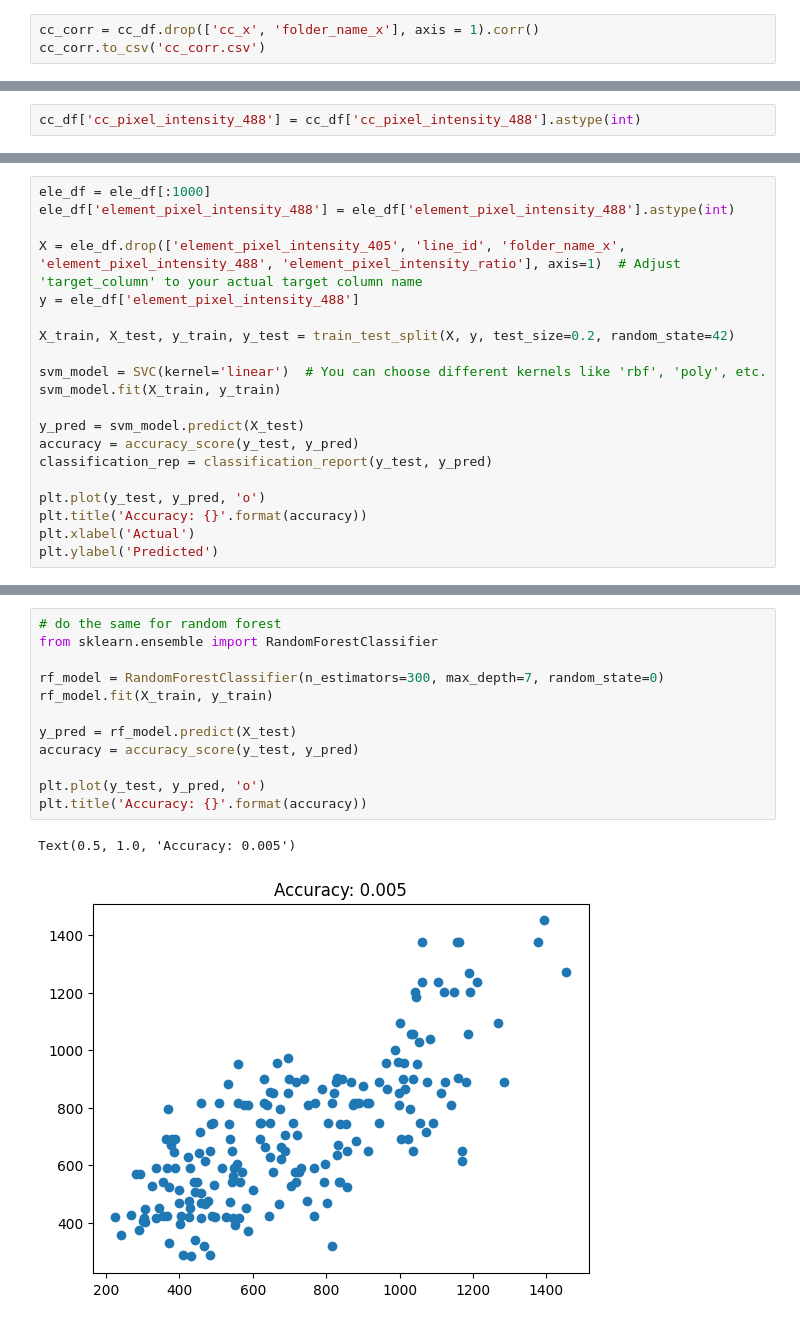
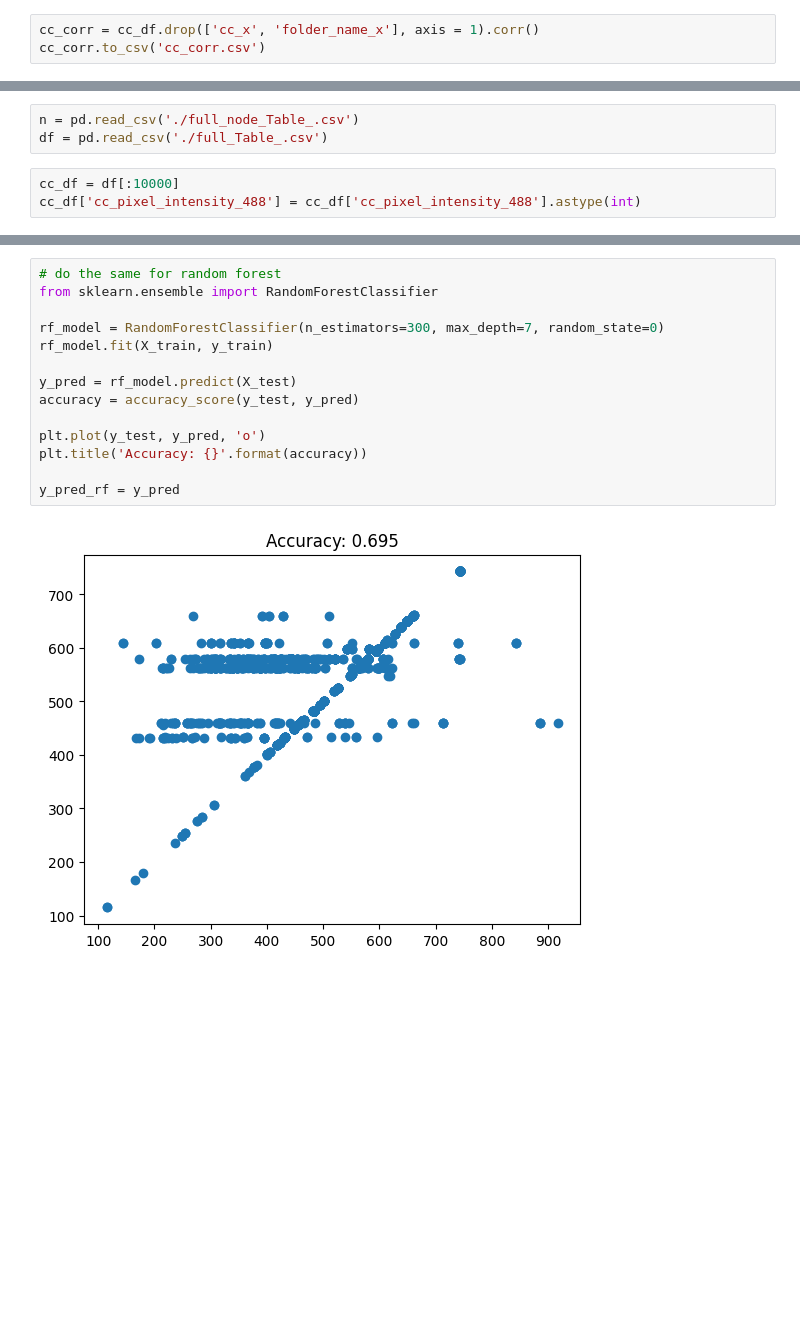
Before and after one commit to NotRithik/Mitochondrial-Function-Prediction, a Jupyter notebook: MLV0.ipynb, the cells around one changed output, grey strips where cells are left out. Saved outputs shown, nothing was run; the diff lists cells and outputs as text; blank space fills up the shorter version.

```diff
--- a/MLV0.ipynb
+++ b/MLV0.ipynb
@@ -200,2 +138,6 @@ cc_df = cc_df[:1000]
+# %%
+n = pd.read_csv('./full_node_Table_.csv')
+df = pd.read_csv('./full_Table_.csv')
 # %%
+cc_df = df[:10000]
 cc_df['cc_pixel_intensity_488'] = cc_df['cc_pixel_intensity_488'].astype(int)
@@ -236,20 +265,0 @@ Text(0, 0.5, 'pred')
-# %%
-ele_df = ele_df[:1000]
-ele_df['element_pixel_intensity_488'] = ele_df['element_pixel_intensity_488'].astype(int)
-
-X = ele_df.drop(['element_pixel_intensity_405', 'line_id', 'folder_name_x', 'element_pixel_intensity_488', 'element_pixel_intensity_ratio'], axis=1)  # Adjust 'target_column' to your actual target column name
-y = ele_df['element_pixel_intensity_488']
-
-X_train, X_test, y_train, y_test = train_test_split(X, y, test_size=0.2, random_state=42)
-
-svm_model = SVC(kernel='linear')  # You can choose different kernels like 'rbf', 'poly', etc.
-svm_model.fit(X_train, y_train)
-
-y_pred = svm_model.predict(X_test)
-accuracy = accuracy_score(y_test, y_pred)
-classification_rep = classification_report(y_test, y_pred)
-
-plt.plot(y_test, y_pred, 'o')
-plt.title('Accuracy: {}'.format(accuracy))
-plt.xlabel('Actual')
-plt.ylabel('Predicted')
@@ -259,15 +272,16 @@ Text(0, 0.5, 'Predicted')
 # %%
 # do the same for random forest
 from sklearn.ensemble import RandomForestClassifier
 
 rf_model = RandomForestClassifier(n_estimators=300, max_depth=7, random_state=0)
 rf_model.fit(X_train, y_train)
 
 y_pred = rf_model.predict(X_test)
 accuracy = accuracy_score(y_test, y_pred)
 
 plt.plot(y_test, y_pred, 'o')
 plt.title('Accuracy: {}'.format(accuracy))
+
+y_pred_rf = y_pred
 # %% [output]
-Text(0.5, 1.0, 'Accuracy: 0.005')
-[figure, old version]
+[figure, new version]
```
Also changed, not shown: parts of 35 cells of this notebook, 3 other files.
